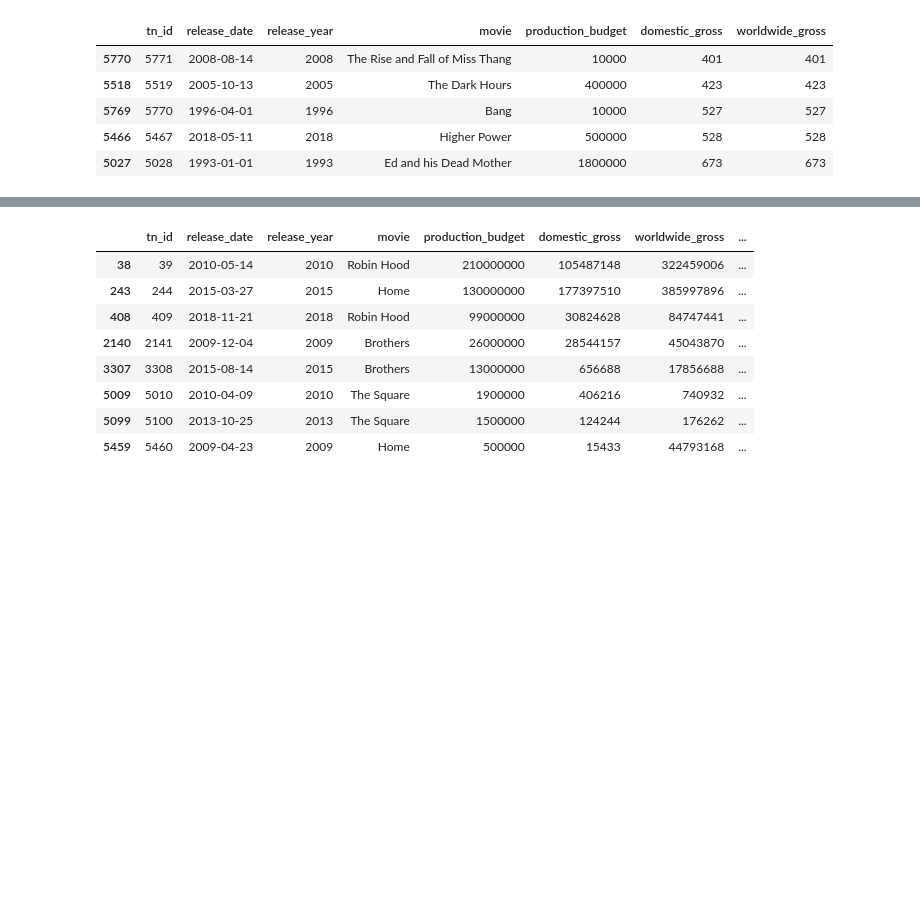
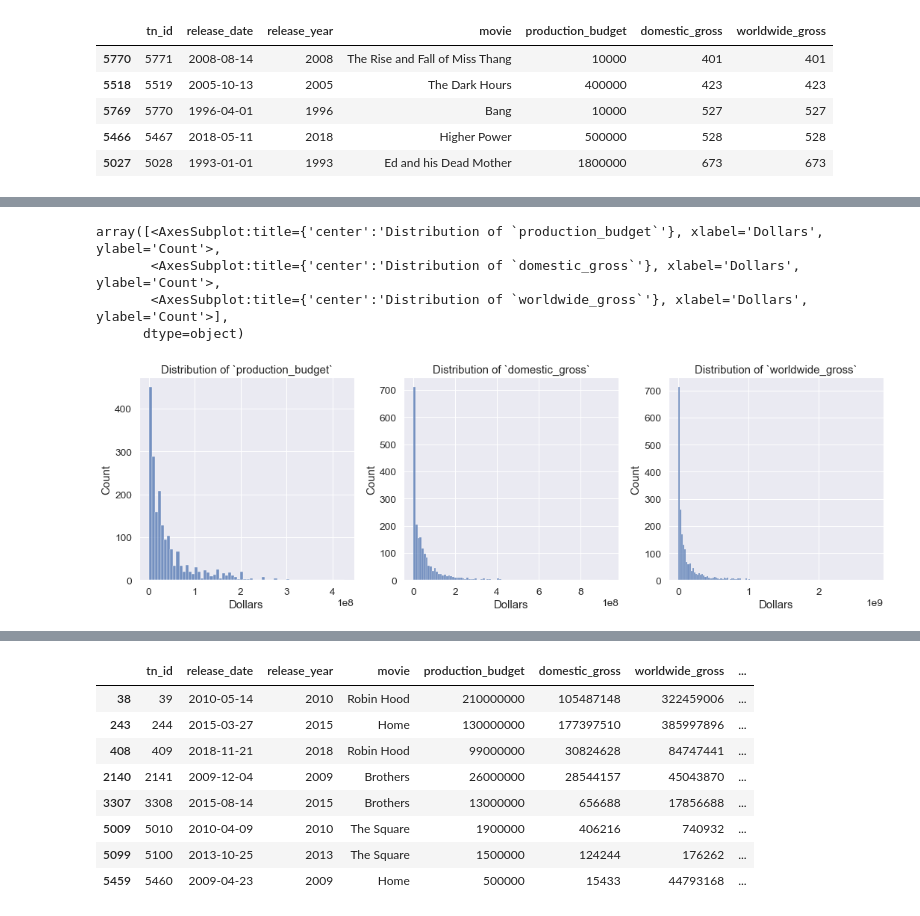
Before and after one commit to ndgigliotti/dsc-phase-1-project, a Jupyter notebook: genres.ipynb, the cells around one changed output, grey strips where cells are left out. Saved outputs shown, nothing was run; the diff lists cells and outputs as text; code cells hidden in the pictures; blank space fills up the shorter version.

```diff
--- a/genres.ipynb
+++ b/genres.ipynb
@@ -47,0 +73,8 @@ tn.sort_values('worldwide_gross').head()
+# %%
+plotting.multi_hist(tn, include=money_cols, xlabel='Dollars')
+# %% [output]
+array([<AxesSubplot:title={'center':'Distribution of `production_budget`'}, xlabel='Dollars', ylabel='Count'>,
+       <AxesSubplot:title={'center':'Distribution of `domestic_gross`'}, xlabel='Dollars', ylabel='Count'>,
+       <AxesSubplot:title={'center':'Distribution of `worldwide_gross`'}, xlabel='Dollars', ylabel='Count'>],
+      dtype=object)
+[figure, added]
```
Also changed, not shown: parts of 20 cells of this notebook.
